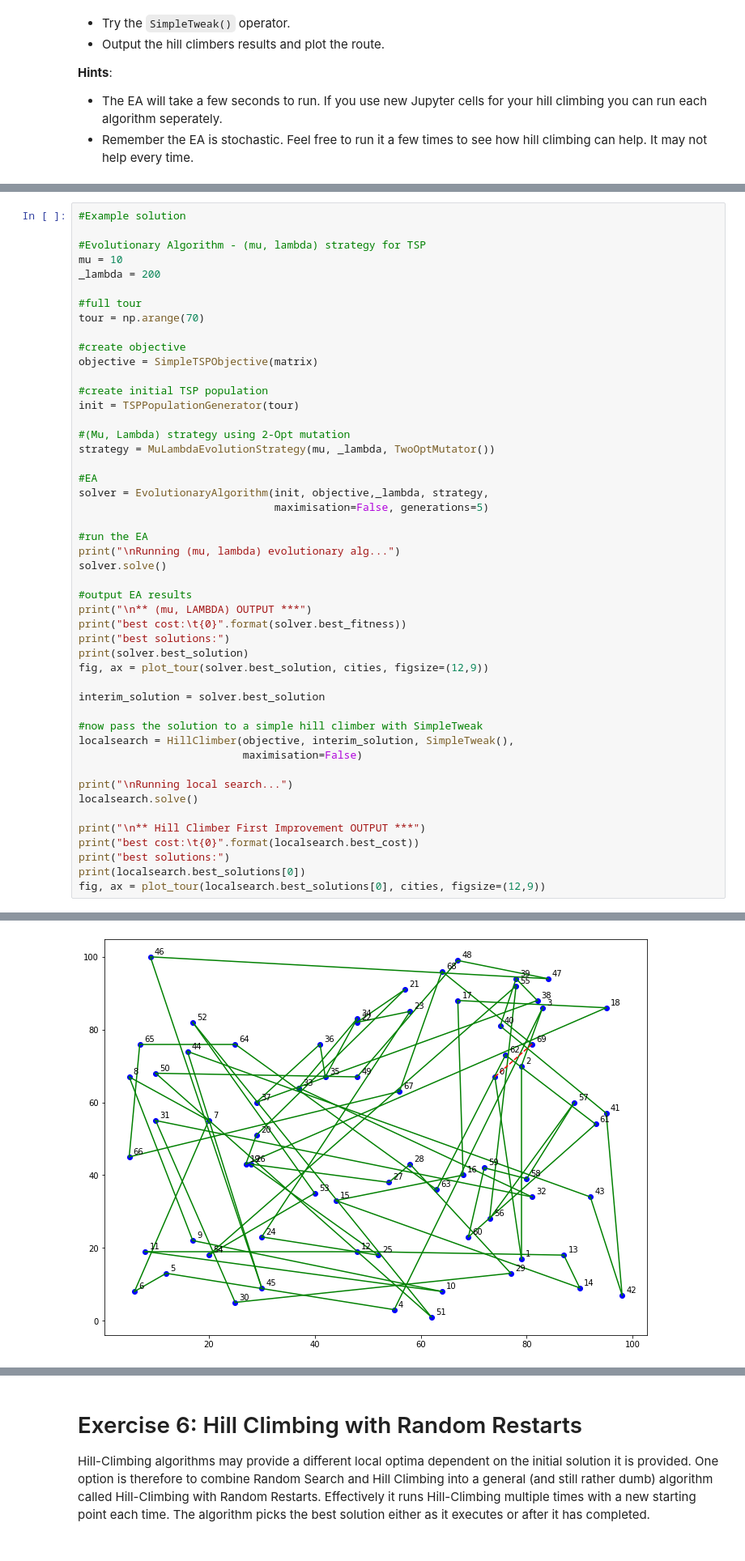
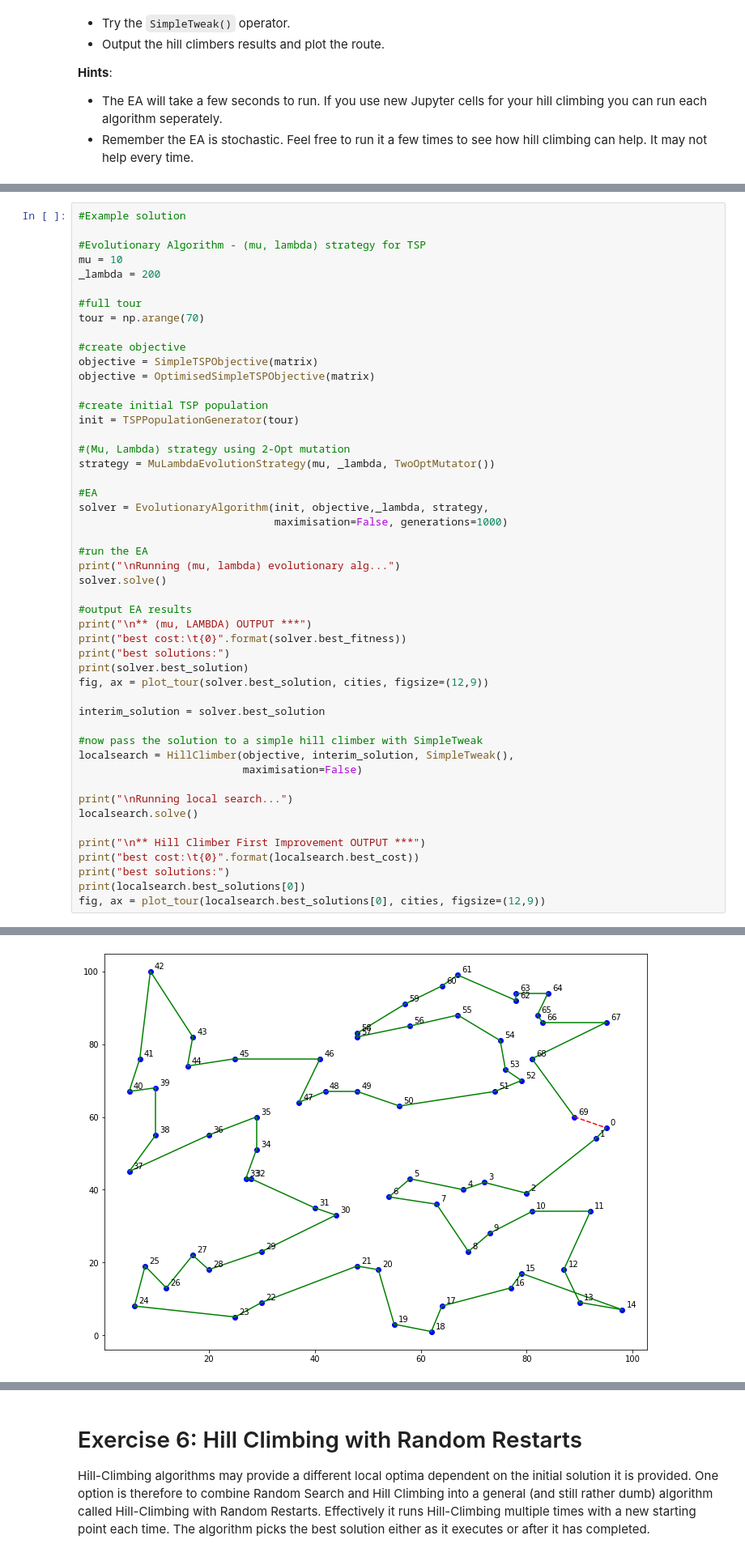
Before and after one commit to health-data-science-OR/healthcare-logistics, a Jupyter notebook: optimisation/03_routing_and_scheduling_part1_SOLUTIONS.ipynb, the cells around one changed output, grey strips where cells are left out. Shown at 81% size. Cells and saved outputs as stored; diff of their text form.

```diff
--- a/optimisation/03_routing_and_scheduling_part1_SOLUTIONS.ipynb
+++ b/optimisation/03_routing_and_scheduling_part1_SOLUTIONS.ipynb
@@ -675,6 +688,7 @@ tour = np.arange(70)
 
 #create objective
 objective = SimpleTSPObjective(matrix)
+objective = OptimisedSimpleTSPObjective(matrix)
 
 #create initial TSP population
 init = TSPPopulationGenerator(tour)
@@ -684,7 +698,7 @@ strategy = MuLambdaEvolutionStrategy(mu, _lambda, TwoOptMutator())
 
 #EA
 solver = EvolutionaryAlgorithm(init, objective,_lambda, strategy,
-                               maximisation=False, generations=5)
+                               maximisation=False, generations=1000)
 
 #run the EA
 print("\nRunning (mu, lambda) evolutionary alg...")
@@ -732 +746 @@ best solutions:
-[figure, old version]
+[figure, new version]
```
Also changed, not shown: parts of 14 cells of this notebook, 1 other file.
